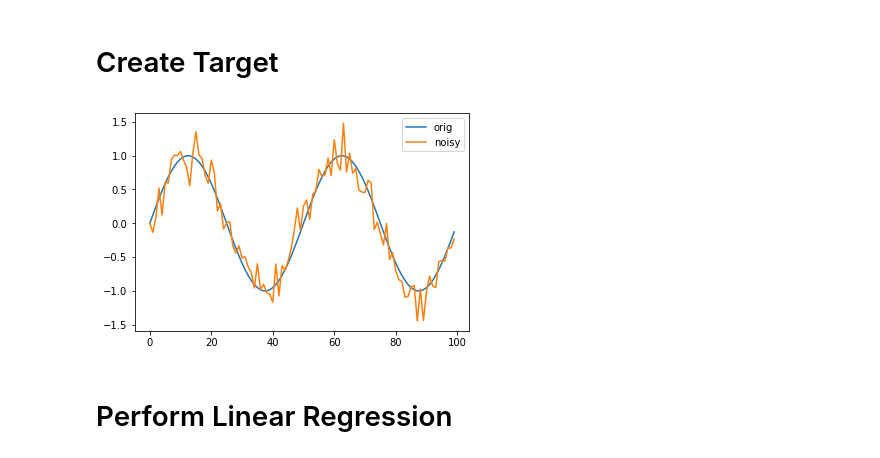
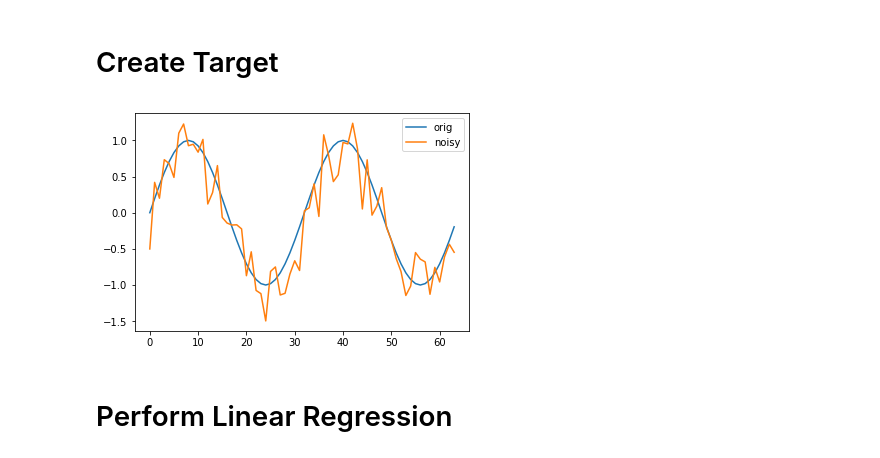
Before and after one commit to Sriram-Ravula/Sine_DIP, a Jupyter notebook: LinReg_TransposedConv.ipynb, the cells around one changed output. Saved outputs shown, nothing was run; the diff lists cells and outputs as text; code cells hidden in the pictures.

```diff
--- a/LinReg_TransposedConv.ipynb
+++ b/LinReg_TransposedConv.ipynb
@@ -187,10 +187,10 @@ def gradient_descent(y, Z, w, stepsize, num_iter, cuda, log_true=False, true_sig
 # Define parameters and check the param generator functions
 # %%
 #define output len, filter len, input len, and stride
-n = 100
-f = 10
-k = 10
-s = 10
+n = 64
+f = 16
+k = 4
+s = 16
 
 nc = 10
 
@@ -272,25 +272,25 @@ for i in range (10):
 # %%
 X_OUTPUT = np.arange(n)
 
 #y0 = np.ones(n)
 y0 = np.sin(2 *2*np.pi *X_OUTPUT / n)
 #y0 = evecs.cpu().numpy()[0:n,i]
-y0_noisy = y0 + 0.2 * np.random.randn(n)
+y0_noisy = y0 + 0.3 * np.random.randn(n)
 
 y = torch.tensor(y0).type(dtype)
 y_noisy = torch.tensor(y0_noisy).type(dtype)
 
 if(CUDA):
     y = y.cuda()
     y_noisy = y_noisy.cuda()
 
 plt.figure()
 plt.plot(X_OUTPUT, y0, label='orig')
 plt.plot(X_OUTPUT, y0_noisy, label='noisy')
 plt.legend()
 plt.show()
 # %% [output]
-[figure, old version]
+[figure, new version]
 # %% [markdown]
 # Perform Linear Regression
 # %%
```
Also changed, not shown: parts of 5 cells of this notebook.
